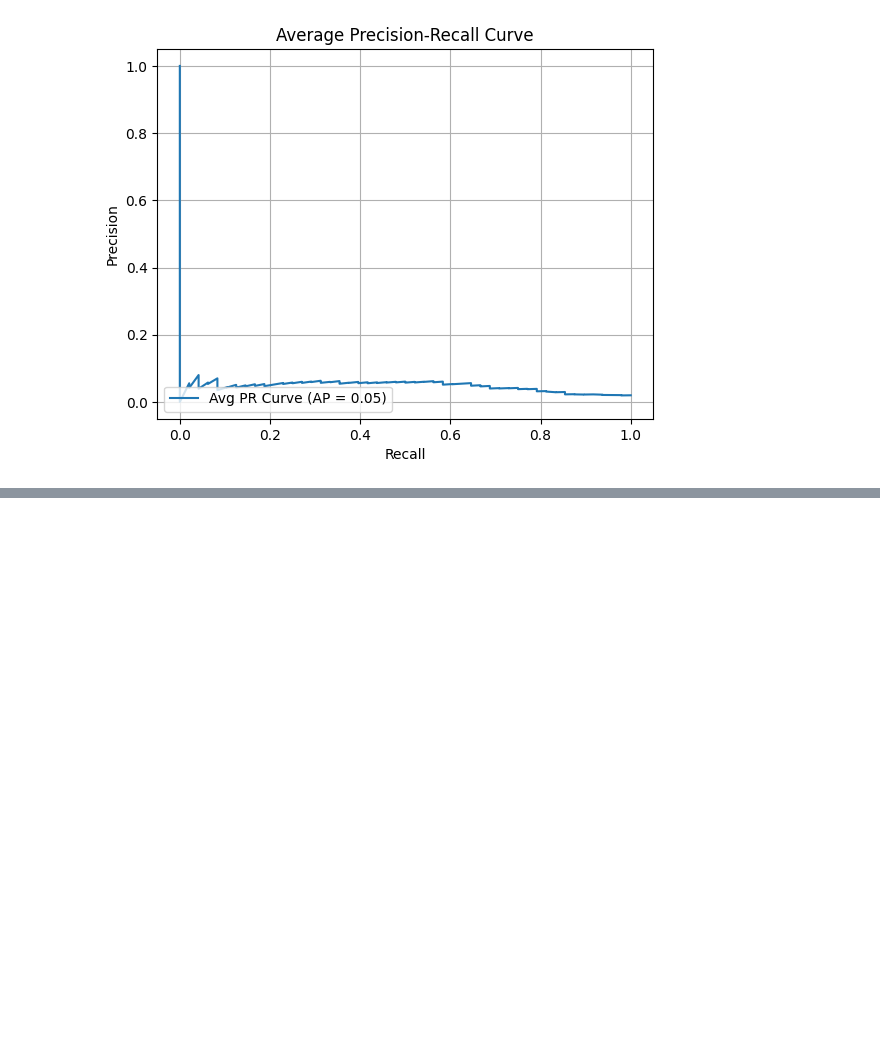
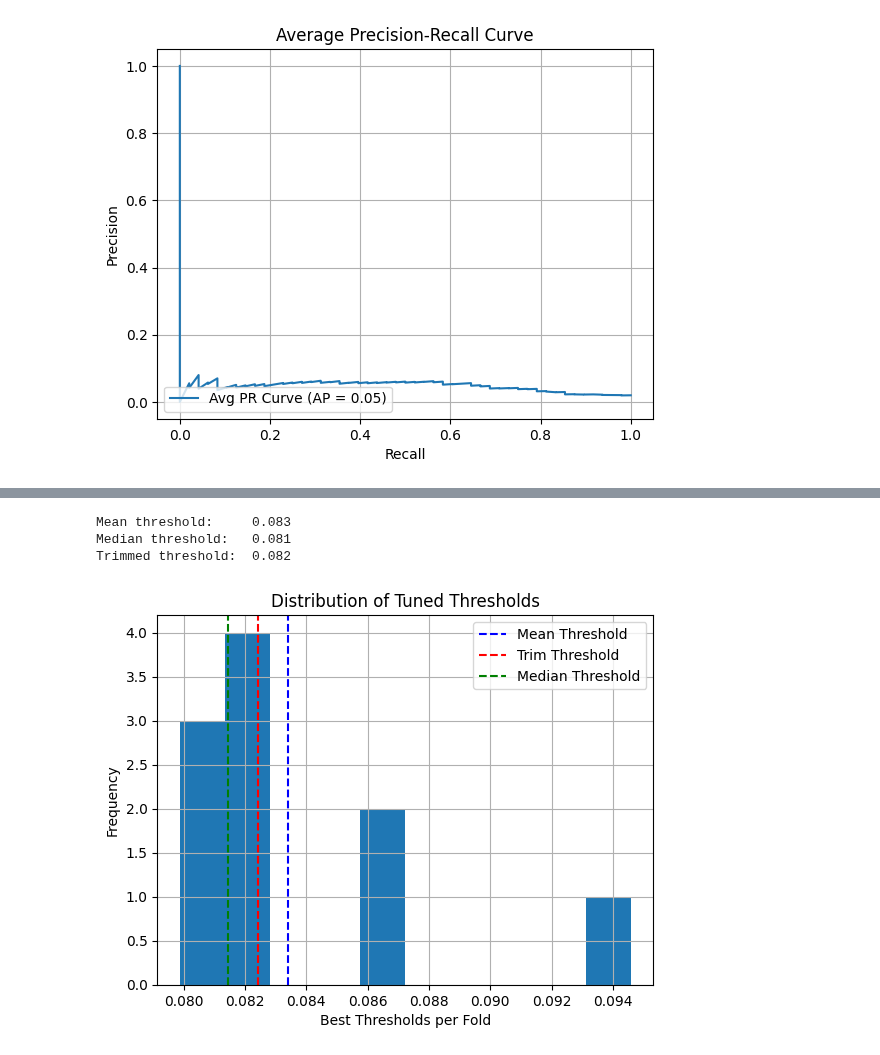
Before and after one commit to jhdaws/mhealth_classification, a Jupyter notebook: rf_xgboost/xgboost_final.ipynb, the cells around one changed output, grey strips where cells are left out. Saved outputs shown, nothing was run; the diff lists cells and outputs as text; code cells hidden in the pictures; blank space fills up the shorter version.

Commit message:
Finished threshold tuning for flatened data

```diff
--- a/rf_xgboost/xgboost_final.ipynb
+++ b/rf_xgboost/xgboost_final.ipynb
@@ -652,7 +672,7 @@ x_user = user_flat[select_window_columns(user_flat, measure_features + one_h_fea
 targets_user = user_flat['visit_any']
 # %%
 xgb = XGBClassifier(random_state=42, n_jobs=-1)
-sgkf = StratifiedGroupKFold(n_splits=10)
+sgkf = StratifiedGroupKFold(n_splits=5)
 skf = StratifiedKFold(n_splits=10)
 # %%
 cross_val_score(xgb, x_week, targets_week, groups=groups_week, cv=sgkf, scoring="roc_auc")
@@ -784,0 +847,11 @@ plt.show()
+# %%
+def youden_index_score(y_true, y_pred):
+    cm = confusion_matrix(y_true, y_pred)
+    if cm.shape != (2, 2):
+        return 0.0  # fallback if only one class is present
+    tn, fp, fn, tp = cm.ravel()
+    sensitivity = tp / (tp + fn) if (tp + fn) > 0 else 0
+    specificity = tn / (tn + fp) if (tn + fp) > 0 else 0
+    return sensitivity + specificity - 1
+
+youden_scorer = make_scorer(youden_index_score)
@@ -784,0 +911,32 @@ plt.show()
+# %%
+thresholds = [est.best_threshold_ for est in cv_results_tuned_model["estimator"]]
+
+# Mean (sensitive to outliers)
+mean_threshold = np.mean(thresholds)
+
+# Median (robust to outliers)
+median_threshold = np.median(thresholds)
+
+# Trimmed mean: excludes lowest/highest 10%
+trimmed_threshold = trim_mean(thresholds, proportiontocut=0.1)
+
+print(f"Mean threshold:     {mean_threshold:.3f}")
+print(f"Median threshold:   {median_threshold:.3f}")
+print(f"Trimmed threshold:  {trimmed_threshold:.3f}")
+# %% [output]
+Mean threshold:     0.083
+Median threshold:   0.081
+Trimmed threshold:  0.082
+# %%
+plt.hist(thresholds, bins=10)
+plt.axvline(mean_threshold, color='blue', linestyle='--', label='Mean Threshold')
+plt.axvline(trimmed_threshold, color='red', linestyle='--', label='Trim Threshold')
+plt.axvline(median_threshold, color='green', linestyle='--', label='Median Threshold')
+plt.xlabel("Best Thresholds per Fold")
+plt.ylabel("Frequency")
+plt.title("Distribution of Tuned Thresholds")
+plt.legend()
+plt.grid(True)
+plt.show()
+# %% [output]
+[figure, added]
```
Also changed, not shown: parts of 15 cells of this notebook.
